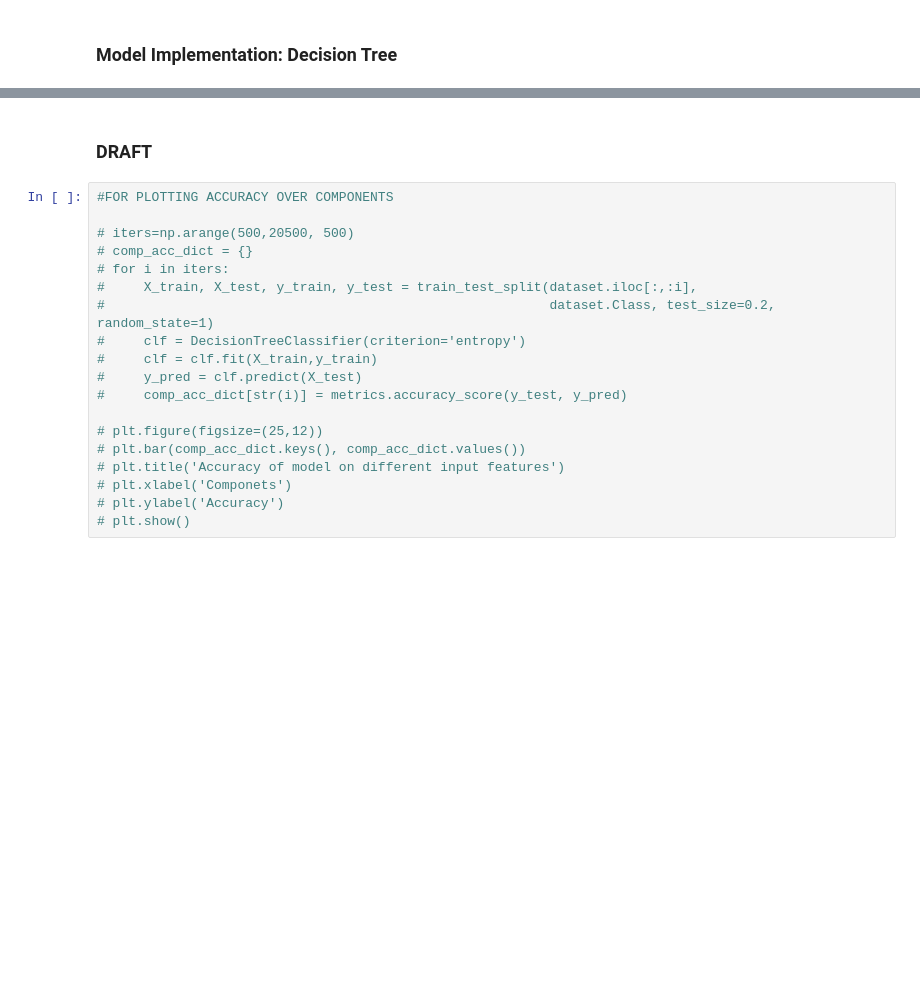
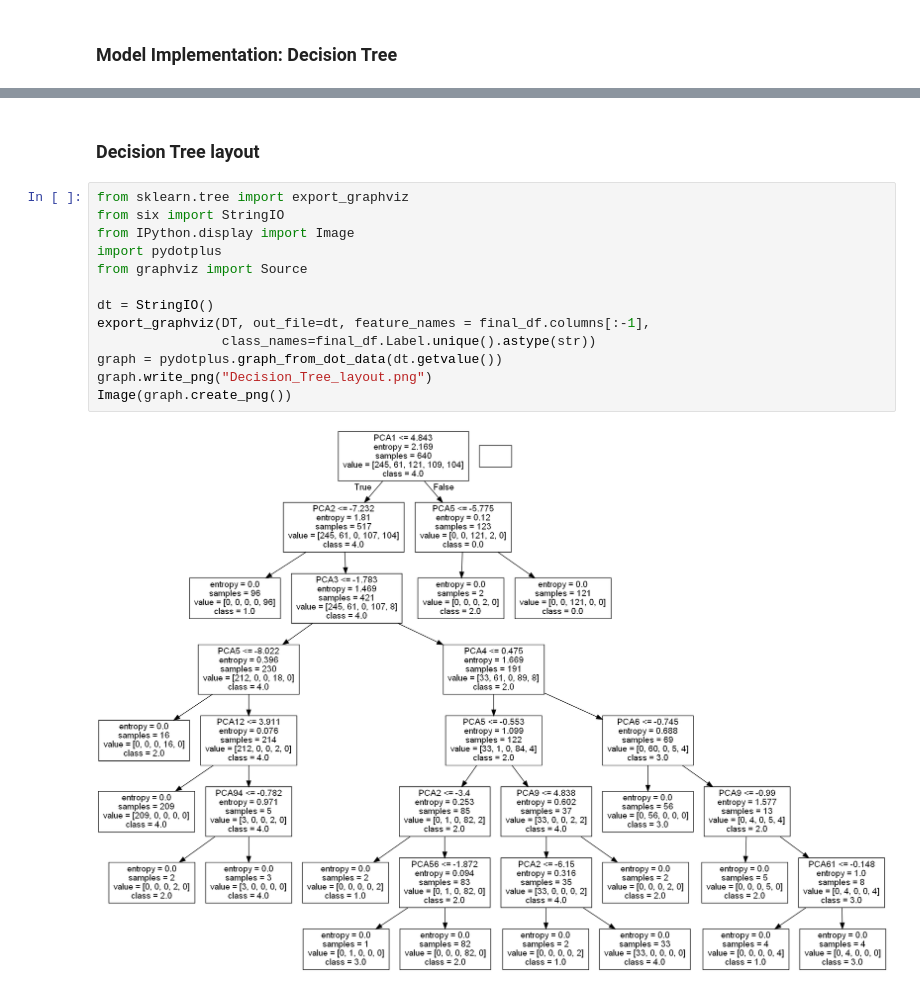
Before and after one commit to PericoLedesma/-RUG_Pattern-recognition_Assignment-2, a Jupyter notebook: Task 1_Numeric pipeline/Assignment_2.ipynb, the cells around one changed output, grey strips where cells are left out. Cells and saved outputs as stored; diff of their text form; blank space fills up the shorter version.

```diff
--- a/Task 1_Numeric pipeline/Assignment_2.ipynb
+++ b/Task 1_Numeric pipeline/Assignment_2.ipynb
@@ -287,21 +229,17 @@ weighted avg       0.98      0.98      0.98       161
-# %% [markdown]
-### DRAFT
-# %%
-#FOR PLOTTING ACCURACY OVER COMPONENTS
-
-# iters=np.arange(500,20500, 500)
-# comp_acc_dict = {}
-# for i in iters:
-#     X_train, X_test, y_train, y_test = train_test_split(dataset.iloc[:,:i],
-#                                                         dataset.Class, test_size=0.2, random_state=1)
-#     clf = DecisionTreeClassifier(criterion='entropy')
-#     clf = clf.fit(X_train,y_train)
-#     y_pred = clf.predict(X_test)
-#     comp_acc_dict[str(i)] = metrics.accuracy_score(y_test, y_pred)
-
-# plt.figure(figsize=(25,12))
-# plt.bar(comp_acc_dict.keys(), comp_acc_dict.values())
-# plt.title('Accuracy of model on different input features')
-# plt.xlabel('Componets')
-# plt.ylabel('Accuracy')
-# plt.show()
+# %% [markdown]
+### Decision Tree layout
+# %%
+from sklearn.tree import export_graphviz
+from six import StringIO
+from IPython.display import Image
+import pydotplus
+from graphviz import Source
+
+dt = StringIO()
+export_graphviz(DT, out_file=dt, feature_names = final_df.columns[:-1],
+                class_names=final_df.Label.unique().astype(str))
+graph = pydotplus.graph_from_dot_data(dt.getvalue())
+graph.write_png("Decision_Tree_layout.png")
+Image(graph.create_png())
+# %% [output]
+[figure, added]
```
Also changed, not shown: parts of 24 cells of this notebook, 7 other files.
